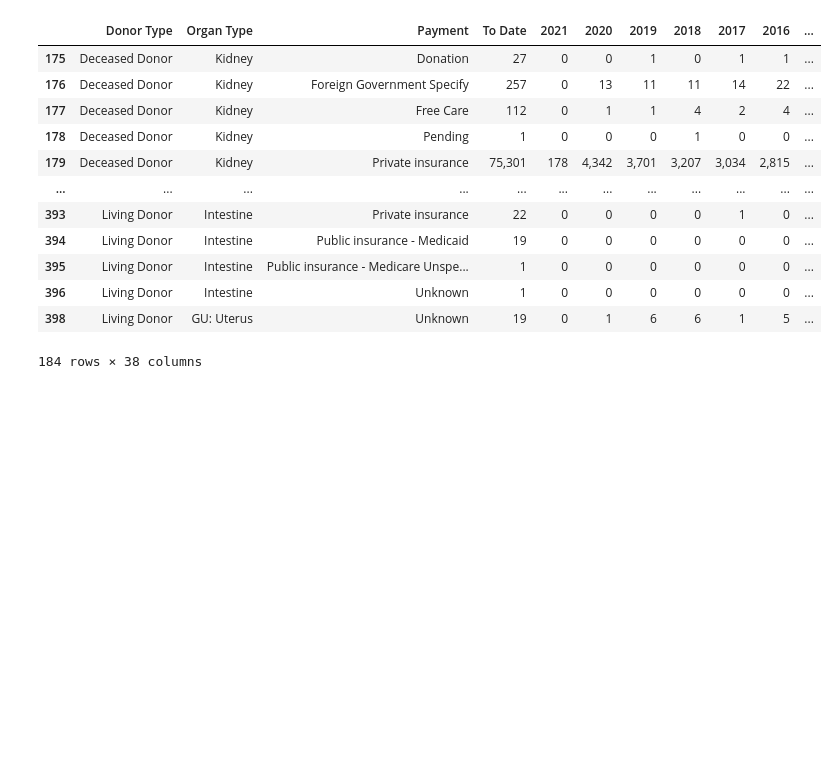
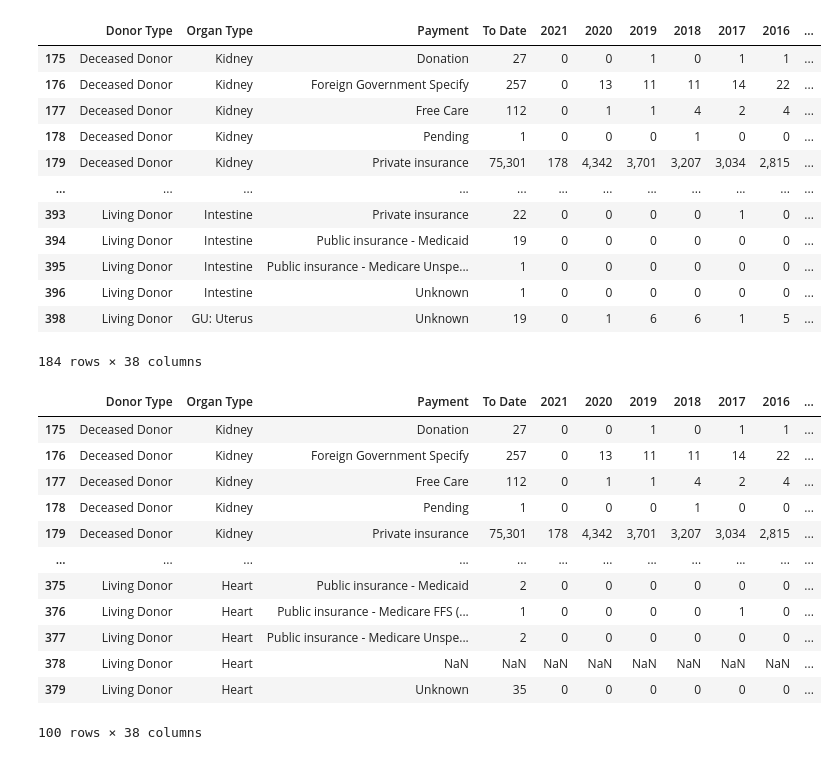
Before and after one commit to benwbarr/Transplant_Project, a Jupyter notebook: Resources/Wait_List_Notebook.ipynb, the cells around one changed output. Saved outputs shown, nothing was run; the diff lists cells and outputs as text; code cells hidden in the pictures; blank space fills up the shorter version.

Commit message:
filtered to our specific organ type

```diff
--- a/Resources/Wait_List_Notebook.ipynb
+++ b/Resources/Wait_List_Notebook.ipynb
@@ -500,3 +500,23 @@ dtm_df
 | 396 | Living Donor | Intestine | Unknown | 1 | 0 | 0 | 0 | 0 | 0 | 0 | ... |
 | 398 | Living Donor | GU: Uterus | Unknown | 19 | 0 | 1 | 6 | 6 | 1 | 5 | ... |
 184 rows × 38 columns
+# %%
+organ_list = ['Kidney','Heart','Liver','Pancreas']
+
+dtm_df = dtm_df[dtm_df['Organ Type'].isin(organ_list)]
+
+dtm_df
+# %% [output]
+|  | Donor Type | Organ Type | Payment | To Date | 2021 | 2020 | 2019 | 2018 | 2017 | 2016 | ... |
+| 175 | Deceased Donor | Kidney | Donation | 27 | 0 | 0 | 1 | 0 | 1 | 1 | ... |
+| 176 | Deceased Donor | Kidney | Foreign Government Specify | 257 | 0 | 13 | 11 | 11 | 14 | 22 | ... |
+| 177 | Deceased Donor | Kidney | Free Care | 112 | 0 | 1 | 1 | 4 | 2 | 4 | ... |
+| 178 | Deceased Donor | Kidney | Pending | 1 | 0 | 0 | 0 | 1 | 0 | 0 | ... |
+| 179 | Deceased Donor | Kidney | Private insurance | 75,301 | 178 | 4,342 | 3,701 | 3,207 | 3,034 | 2,815 | ... |
+| ... | ... | ... | ... | ... | ... | ... | ... | ... | ... | ... | ... |
+| 375 | Living Donor | Heart | Public insurance - Medicaid | 2 | 0 | 0 | 0 | 0 | 0 | 0 | ... |
+| 376 | Living Donor | Heart | Public insurance - Medicare FFS (... | 1 | 0 | 0 | 0 | 0 | 1 | 0 | ... |
+| 377 | Living Donor | Heart | Public insurance - Medicare Unspe... | 2 | 0 | 0 | 0 | 0 | 0 | 0 | ... |
+| 378 | Living Donor | Heart | NaN | NaN | NaN | NaN | NaN | NaN | NaN | NaN | ... |
+| 379 | Living Donor | Heart | Unknown | 35 | 0 | 0 | 0 | 0 | 0 | 0 | ... |
+100 rows × 38 columns
```
Also changed, not shown: parts of 2 cells of this notebook, 2 other files.
